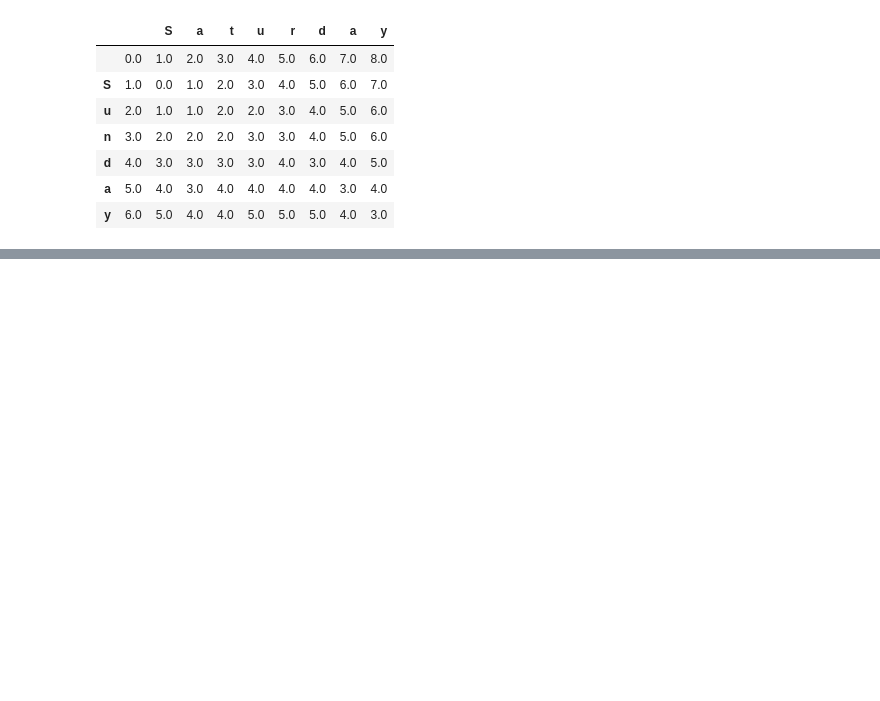
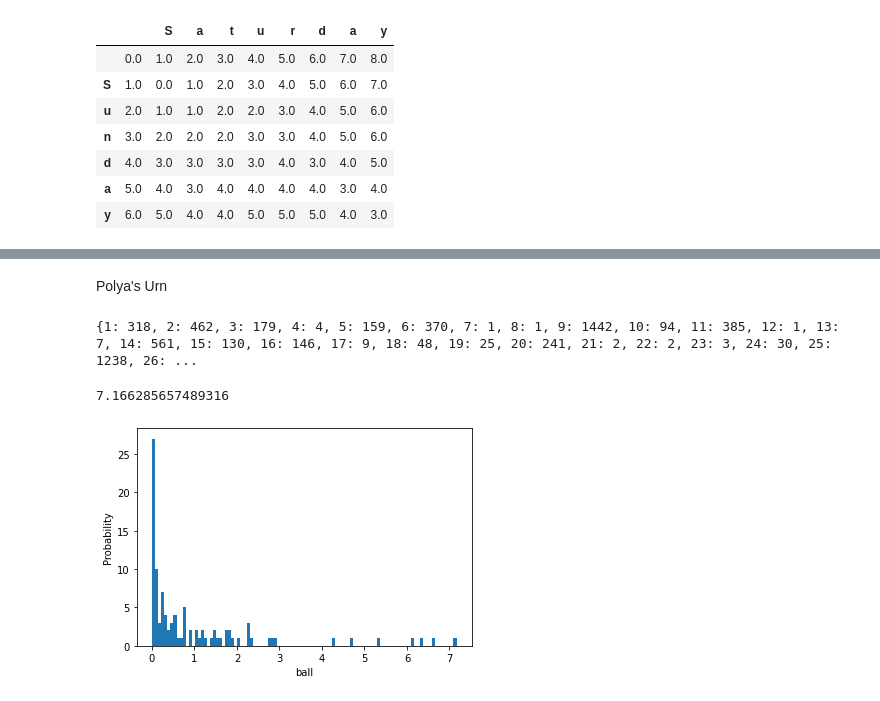
Before and after one commit to JEFFTIMES/pyprac, a Jupyter notebook: data-structure-and-algorithm/grokking-algorithms.ipynb, the cells around one changed output, grey strips where cells are left out. Cells and saved outputs as stored; diff of their text form; code cells hidden in the pictures; blank space fills up the shorter version.

```diff
--- a/data-structure-and-algorithm/grokking-algorithms.ipynb
+++ b/data-structure-and-algorithm/grokking-algorithms.ipynb
@@ -1838,0 +1924,33 @@ pd.DataFrame(D,index=list(' '+s1), columns=list(' '+s2))
+# %% [markdown]
+Polya's Urn
+# %%
+from random import randint, choice, shuffle
+
+balls = { i: 1 for i in range(1,101) }
+for round in range(10001):
+  urn = []
+  for ball, duplicates in balls.items():
+    urn += [ball for i in range(duplicates)]
+  # draw a ball from urn randomly, add 1 to 3 balls the same color with the selected one in to the urn
+  ball = choice(urn)
+  balls[ball] += randint(1,3)
+
+print(balls)
+# %% [output]
+{1: 318, 2: 462, 3: 179, 4: 4, 5: 159, 6: 370, 7: 1, 8: 1, 9: 1442, 10: 94, 11: 385, 12: 1, 13: 7, 14: 561, 15: 130, 16: 146, 17: 9, 18: 48, 19: 25, 20: 241, 21: 2, 22: 2, 23: 3, 24: 30, 25: 1238, 26: ...
+# %%
+import numpy as np
+import matplotlib.pyplot as plt
+%matplotlib inline
+
+counts = [duplicates for duplicates in balls.values()]
+distribution = np.asarray(counts) / sum(counts) * 100
+print(max(distribution))
+
+plt.hist(distribution, bins=100)
+plt.xlabel("ball")
+plt.ylabel("Probability")
+plt.show()
+# %% [output]
+7.166285657489316
+[figure, added]
```
Also changed, not shown: parts of 15 cells of this notebook, 7 other files.
